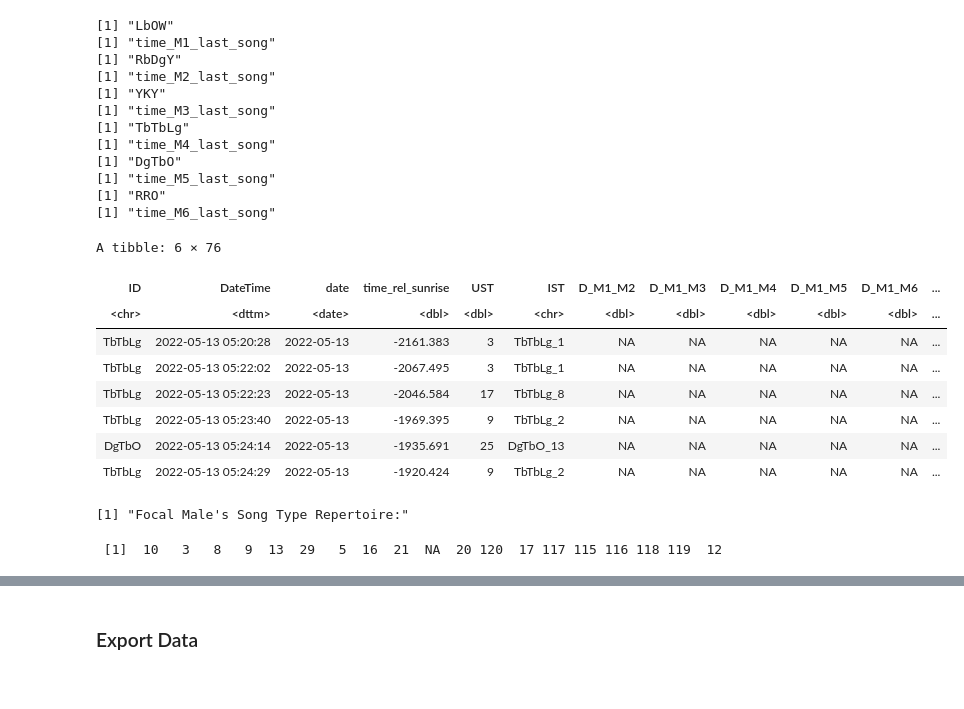
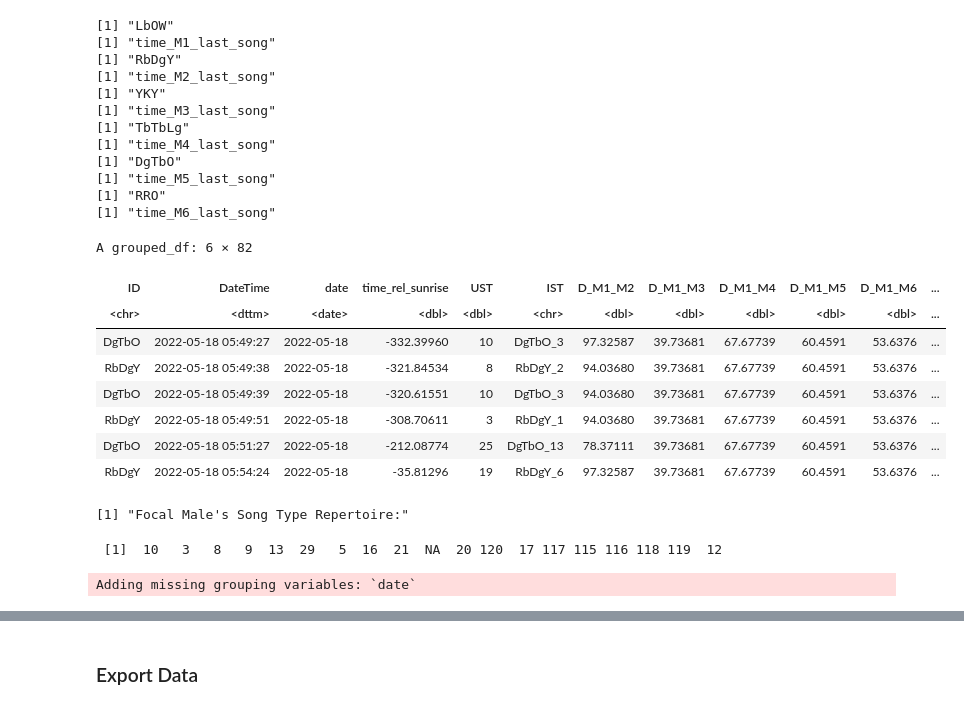
Before and after one commit to jsanvik/Birdsong, a Jupyter notebook: 02 Data Preprocessing/03 matching-preprocessing.ipynb, the cells around one changed output, grey strips where cells are left out. Cells and saved outputs as stored; diff of their text form; code cells hidden in the pictures.

Commit message:
- Began attempting to calculate nth last song

```diff
--- a/02 Data Preprocessing/03 matching-preprocessing.ipynb
+++ b/02 Data Preprocessing/03 matching-preprocessing.ipynb
@@ -114,6 +132,11 @@ for (n in 1:2) {
                 group_by(date) %>%
                 arrange(DateTime) %>%
                 fill({n_last_song}, .direction = "down") %>%
+        # Calculate time of and since Nth last song
+                mutate("{time_last_song}" := if_else(ID == ids[[i]], time_rel_sunrise, NA)) %>%
+                group_by(date) %>%
+                fill({time_last_song}, .direction = "down") %>%
+                 mutate("{time_since_last_song}" := time_rel_sunrise - !!sym({time_last_song})) %>%
                 ungroup()
         }
 }
@@ -120,15 +234,15 @@ for (n in 1:2) {
 # %%
-head(focal_match_data)
+tail(focal_match_data)
 # %% [output]
-A tibble: 6 × 76
+A grouped_df: 6 × 82
 | ID | DateTime | date | time_rel_sunrise | UST | IST | D_M1_M2 | D_M1_M3 | D_M1_M4 | D_M1_M5 | D_M1_M6 | ... |
 | <chr> | <dttm> | <date> | <dbl> | <dbl> | <chr> | <dbl> | <dbl> | <dbl> | <dbl> | <dbl> | ... |
-| TbTbLg | 2022-05-13 05:20:28 | 2022-05-13 | -2161.383 | 3 | TbTbLg_1 | NA | NA | NA | NA | NA | ... |
-| TbTbLg | 2022-05-13 05:22:02 | 2022-05-13 | -2067.495 | 3 | TbTbLg_1 | NA | NA | NA | NA | NA | ... |
-| TbTbLg | 2022-05-13 05:22:23 | 2022-05-13 | -2046.584 | 17 | TbTbLg_8 | NA | NA | NA | NA | NA | ... |
-| TbTbLg | 2022-05-13 05:23:40 | 2022-05-13 | -1969.395 | 9 | TbTbLg_2 | NA | NA | NA | NA | NA | ... |
-| DgTbO | 2022-05-13 05:24:14 | 2022-05-13 | -1935.691 | 25 | DgTbO_13 | NA | NA | NA | NA | NA | ... |
-| TbTbLg | 2022-05-13 05:24:29 | 2022-05-13 | -1920.424 | 9 | TbTbLg_2 | NA | NA | NA | NA | NA | ... |
+| DgTbO | 2022-05-18 05:49:27 | 2022-05-18 | -332.39960 | 10 | DgTbO_3 | 97.32587 | 39.73681 | 67.67739 | 60.4591 | 53.6376 | ... |
+| RbDgY | 2022-05-18 05:49:38 | 2022-05-18 | -321.84534 | 8 | RbDgY_2 | 94.03680 | 39.73681 | 67.67739 | 60.4591 | 53.6376 | ... |
+| DgTbO | 2022-05-18 05:49:39 | 2022-05-18 | -320.61551 | 10 | DgTbO_3 | 94.03680 | 39.73681 | 67.67739 | 60.4591 | 53.6376 | ... |
+| RbDgY | 2022-05-18 05:49:51 | 2022-05-18 | -308.70611 | 3 | RbDgY_1 | 94.03680 | 39.73681 | 67.67739 | 60.4591 | 53.6376 | ... |
+| DgTbO | 2022-05-18 05:51:27 | 2022-05-18 | -212.08774 | 25 | DgTbO_13 | 78.37111 | 39.73681 | 67.67739 | 60.4591 | 53.6376 | ... |
+| RbDgY | 2022-05-18 05:54:24 | 2022-05-18 | -35.81296 | 19 | RbDgY_6 | 97.32587 | 39.73681 | 67.67739 | 60.4591 | 53.6376 | ... |
 # %%
 # Focal Male's song-type repertoire
 focal_repertoire <- unique(filter(data, ID == focal_id)$UST)
@@ -139,10 +253,10 @@ focal_repertoire
 focal_match_data <- focal_match_data %>%
     filter(ID == focal_id) %>%
 # Create column for M1's last UST
-    mutate(M1_last_UST = lag(UST)) %>%
+    # mutate(M1_last_UST = lag(UST)) %>%
 # Create column for time of and time since M1's last UST
-    mutate(time_M1_last_song = lag(time_rel_sunrise)) %>%
-    mutate(time_since_M1_last_song = time_rel_sunrise - time_M1_last_song) %>%
+    # mutate(time_M1_last_song = lag(time_rel_sunrise)) %>%
+    # mutate(time_since_M1_last_song = time_rel_sunrise - time_M1_last_song) %>%
 # Input variables: M1-M6's last UST, time since M1-M6 UST, # M2-M6's distance
     select(
         DateTime, time_rel_sunrise,
@@ -159,12 +273,13 @@ focal_match_data <- focal_match_data %>%
     ) %>%
     mutate(across(contains("UST"), ~ as.factor(.x)),
         does_it_match = as.factor(does_it_match),
-        number_of_matches = as.integer(number_of_matches)) %>%
+        number_of_matches = as.integer(number_of_matches)) #%>%
 # Set all neighbours' songs that aren't in M1's repertoire to 0
-    mutate(across(contains("UST"), ~ if_else (.x %in% focal_repertoire, .x, as.character(0))))
+    # mutate(across(contains("UST"), ~ if_else (.x %in% focal_repertoire, .x, as.character(0))))
 # %% [output]
 [1] "Focal Male's Song Type Repertoire:"
  [1]  10   3   8   9  13  29   5  16  21  NA  20 120  17 117 115 116 118 119  12
+Adding missing grouping variables: `date`
 # %%
 # Compared to M1's repertoire, which songs are in the other males' repertoires?
 print("Male 1's Repertoire:")
```
Also changed, not shown: parts of 7 cells of this notebook, 2 other files.
